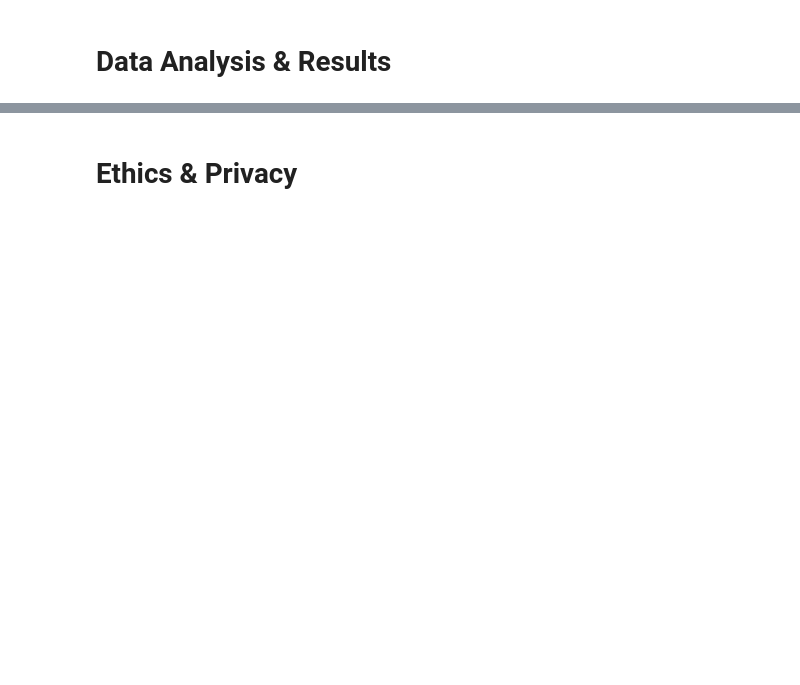
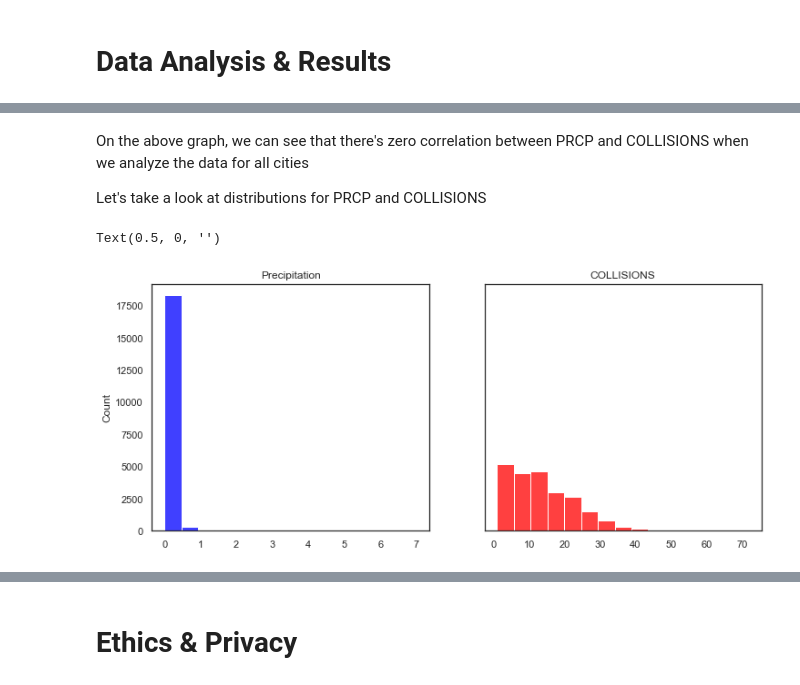
Before and after one commit to DeusSeos/Group007-Wi22-Resume, a Jupyter notebook: FinalProjectGroup007-Wi22.ipynb, the cells around one changed output, grey strips where cells are left out. Saved outputs shown, nothing was run; the diff lists cells and outputs as text; code cells hidden in the pictures; blank space fills up the shorter version.

```diff
--- a/FinalProjectGroup007-Wi22.ipynb
+++ b/FinalProjectGroup007-Wi22.ipynb
@@ -115,0 +393,16 @@ Include cells that describe the steps in your data analysis.
+# %% [markdown]
+On the above graph, we can see that there's zero correlation between PRCP and COLLISIONS when we analyze the data for all cities
+
+Let's take a look at distributions for PRCP and COLLISIONS
+# %%
+fig, (ax1,ax2) = plt.subplots(ncols = 2,sharey = True)
+sns.histplot(weatherCrashDf['PRCP'],bins=15,ax=ax1,color='blue')
+ax1.set_title('Precipitation')
+ax1.set_xlabel('')
+
+sns.histplot(weatherCrashDf['COLLISIONS'],bins=15, color = 'red')
+ax2.set_title('COLLISIONS')
+ax2.set_xlabel('')
+# %% [output]
+Text(0.5, 0, '')
+[figure, added]
```
Also changed, not shown: parts of 47 cells of this notebook.
